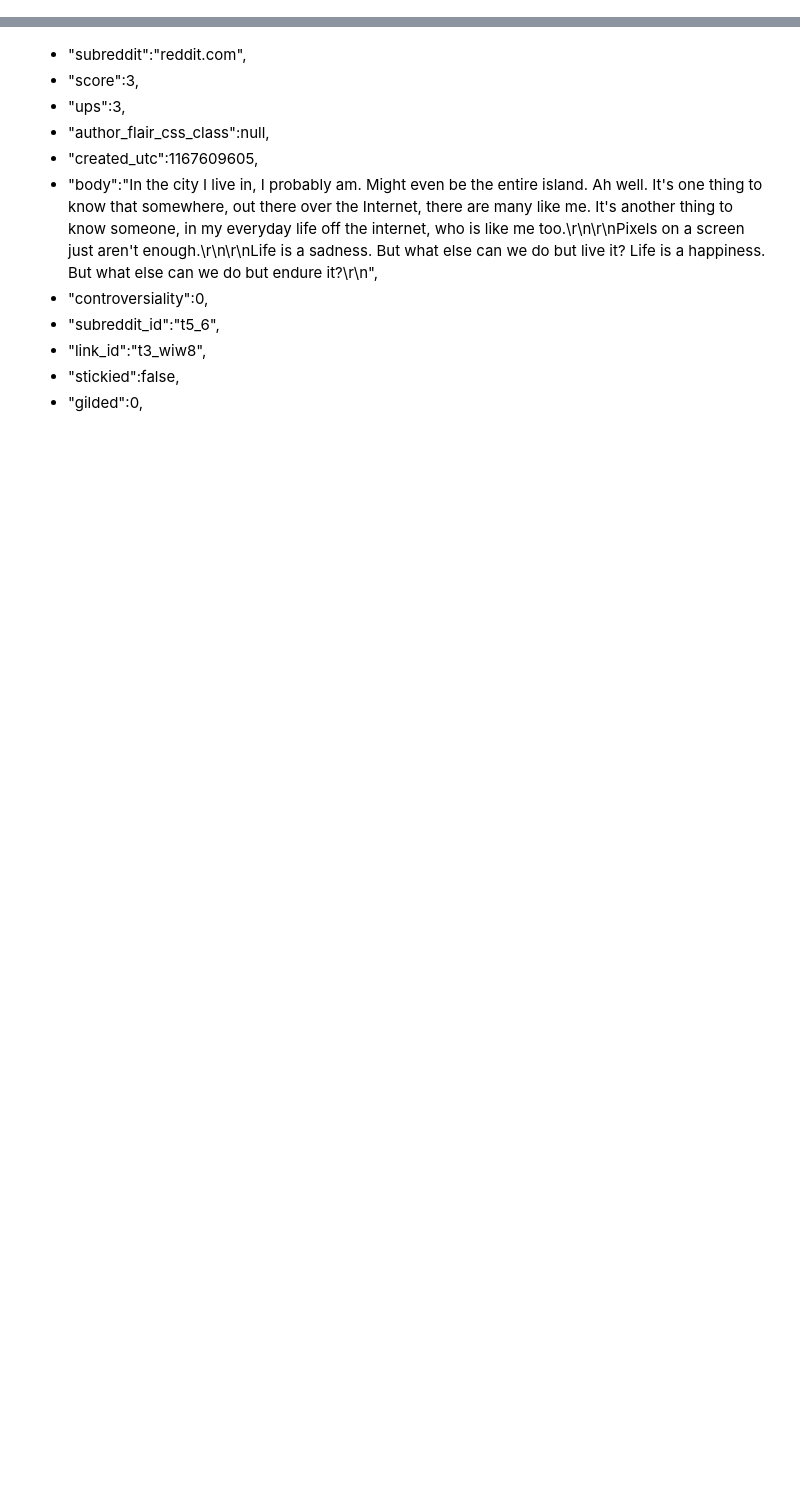
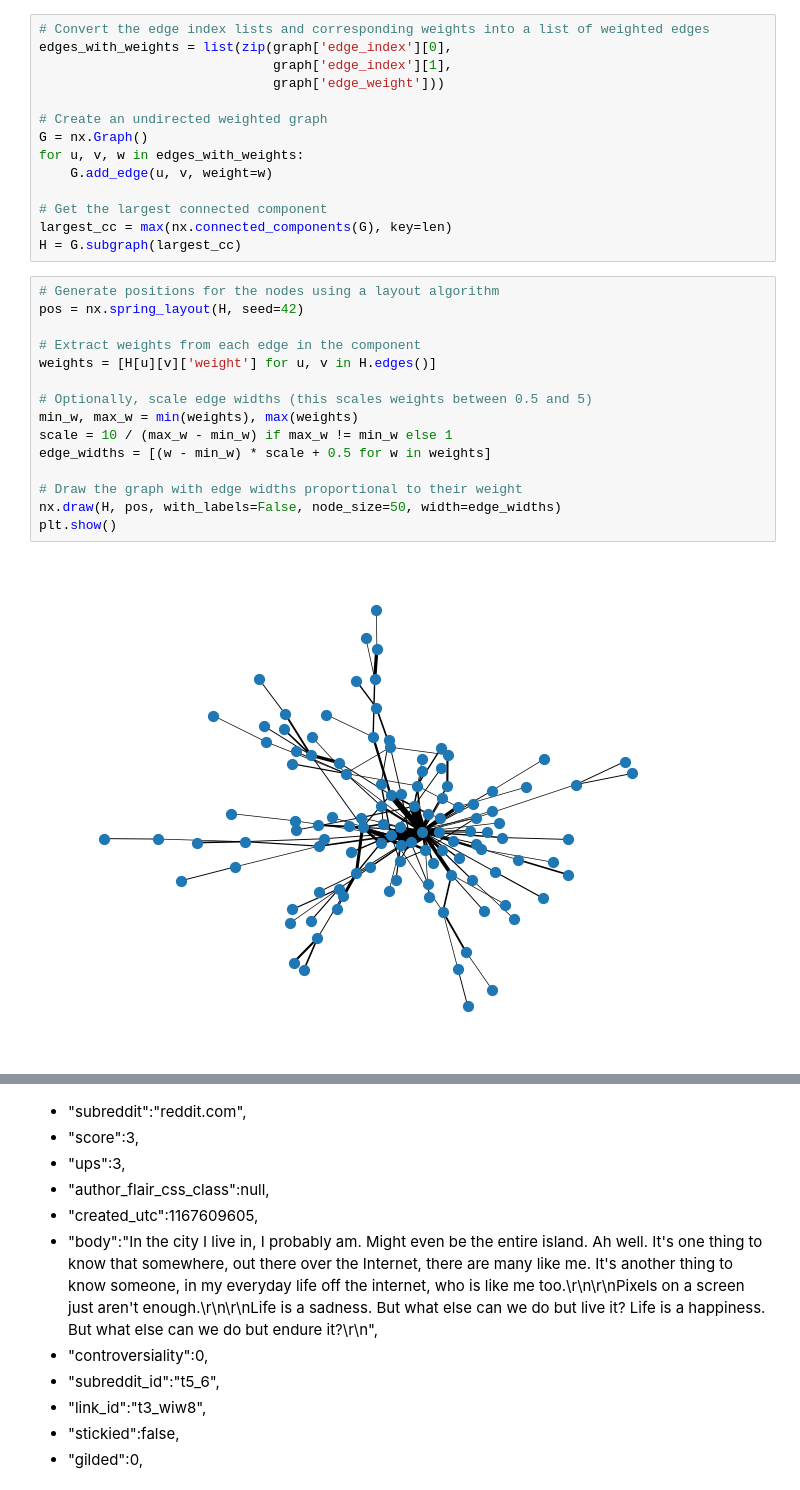
Before and after one commit to stmorse/sgg, a Jupyter notebook: src/link.ipynb, the cells around one changed output, grey strips where cells are left out. Saved outputs shown, nothing was run; the diff lists cells and outputs as text; blank space fills up the shorter version.

```diff
--- a/src/link.ipynb
+++ b/src/link.ipynb
@@ -10,0 +42,31 @@ from utils import read_file
+# %%
+# Convert the edge index lists and corresponding weights into a list of weighted edges
+edges_with_weights = list(zip(graph['edge_index'][0],
+                              graph['edge_index'][1],
+                              graph['edge_weight']))
+
+# Create an undirected weighted graph
+G = nx.Graph()
+for u, v, w in edges_with_weights:
+    G.add_edge(u, v, weight=w)
+
+# Get the largest connected component
+largest_cc = max(nx.connected_components(G), key=len)
+H = G.subgraph(largest_cc)
+# %%
+# Generate positions for the nodes using a layout algorithm
+pos = nx.spring_layout(H, seed=42)
+
+# Extract weights from each edge in the component
+weights = [H[u][v]['weight'] for u, v in H.edges()]
+
+# Optionally, scale edge widths (this scales weights between 0.5 and 5)
+min_w, max_w = min(weights), max(weights)
+scale = 10 / (max_w - min_w) if max_w != min_w else 1
+edge_widths = [(w - min_w) * scale + 0.5 for w in weights]
+
+# Draw the graph with edge widths proportional to their weight
+nx.draw(H, pos, with_labels=False, node_size=50, width=edge_widths)
+plt.show()
+# %% [output]
+[figure, added]
```
Also changed, not shown: parts of 7 cells of this notebook, 10 other files.
